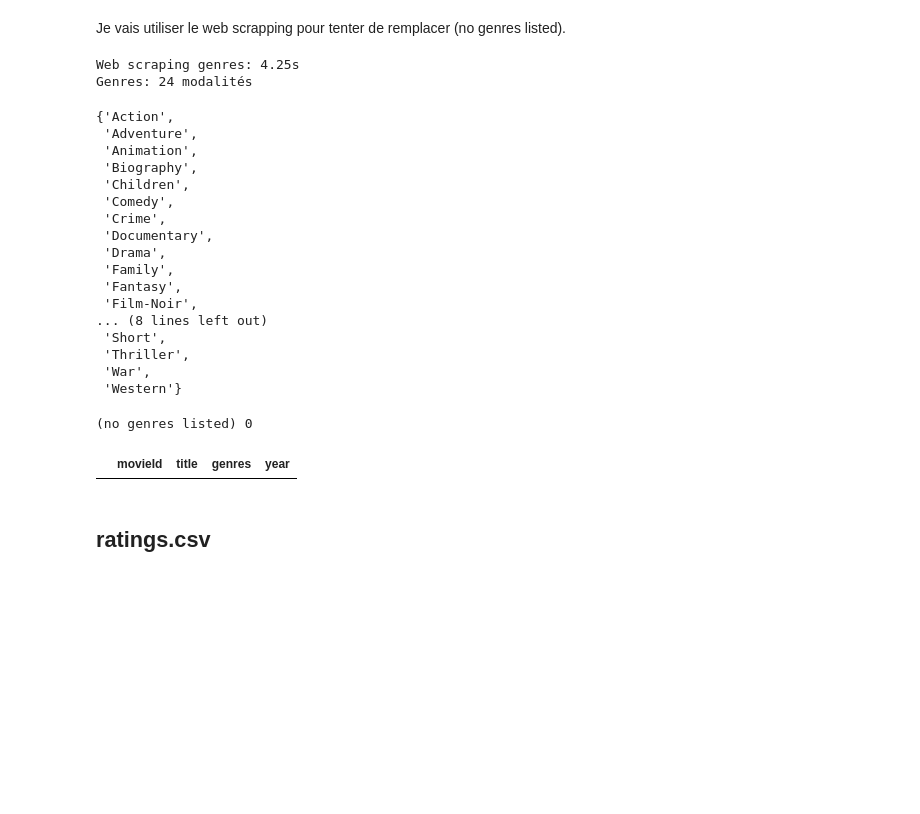
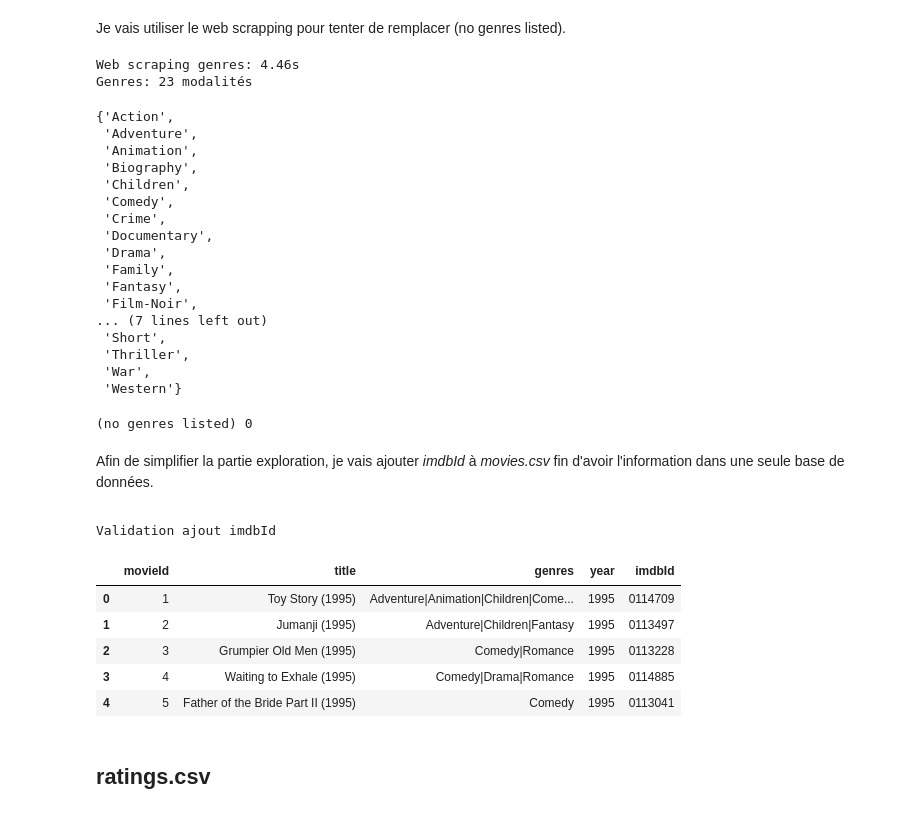
Before and after one commit to jfgagnon00/MovieLens, a Jupyter notebook: Pretraitement.ipynb, the cells around one changed output. Saved outputs shown, nothing was run; the diff lists cells and outputs as text; code cells hidden in the pictures; blank space fills up the shorter version.

```diff
--- a/Pretraitement.ipynb
+++ b/Pretraitement.ipynb
@@ -442,7 +459,7 @@ def imdb_scap_genres(response, index, imdbId):
 
         return (index, None, response.url, error)
 
-def imdb_scap_genres_apply_results(final_results):
+def imdb_scap_genres_apply_results(final_results, genres_splitter):
     for index, genres, url, error in final_results:
         if genres is None:
             if False:
@@ -452,8 +469,7 @@ def imdb_scap_genres_apply_results(final_results):
 
             print(url, mvl_dataset.movies.title[index], "Failed")
         else:
-            # ici, at[] est important - on assigne une list
-            mvl_dataset.movies.at[index, "genres"] = np.array(genres)
+            mvl_dataset.movies.loc[index, "genres"] = genres_splitter.join(genres)
 
 
 # corriger genres via web scrapping avec imdb
@@ -466,18 +482,20 @@ if genres_imdbIds.shape[0] > 0:
                                                    configs.web_scraping,
                                                    imdb_scap_genres,
                                                    executor=configs.executor)
-            imdb_scap_genres_apply_results(results)
+            imdb_scap_genres_apply_results(results, configs.dataset.genre_splitter)
         else:
-            scrap.imdb_requests_parallel(genres_imdbIds,
-                                         configs.web_scraping,
-                                         imdb_scap_genres)
+            # les resultats ne sont pas appliques ici
+            # ce code n'existe que pour mesurer le gain du multithreading
+            scrap.imdb_requests(genres_imdbIds,
+                                configs.web_scraping,
+                                imdb_scap_genres)
     print(f"Web scraping genres: {genres_profile.round_duration(2)}s")
 
 show_unique_genres()
 show_no_genres();
 # %% [output]
-Web scraping genres: 4.25s
-Genres: 24 modalités
+Web scraping genres: 4.46s
+Genres: 23 modalités
 {'Action',
  'Adventure',
  'Animation',
@@ -490,13 +508,36 @@ Genres: 24 modalités
  'Family',
  'Fantasy',
  'Film-Noir',
-... (8 lines left out)
+... (7 lines left out)
  'Short',
  'Thriller',
  'War',
  'Western'}
 (no genres listed) 0
-|  | movieId | title | genres | year |
+# %% [markdown]
+<font class="answer">
+
+Afin de simplifier la partie exploration, je vais ajouter *imdbId* à *movies.csv* fin d'avoir l'information dans une seule base de données.
+# %%
+#
+# ajout imdbId a movies
+#
+mvl_dataset.movies = pd.merge(mvl_dataset.movies,
+                              mvl_dataset.links[["movieId", "imdbId"]],
+                              how="left",
+                              on="movieId")
+
+# validation
+print("Validation ajout imdbId")
+display(mvl_dataset.movies.head())
+# %% [output]
+Validation ajout imdbId
+|  | movieId | title | genres | year | imdbId |
+| 0 | 1 | Toy Story (1995) | Adventure|Animation|Children|Come... | 1995 | 0114709 |
+| 1 | 2 | Jumanji (1995) | Adventure|Children|Fantasy | 1995 | 0113497 |
+| 2 | 3 | Grumpier Old Men (1995) | Comedy|Romance | 1995 | 0113228 |
+| 3 | 4 | Waiting to Exhale (1995) | Comedy|Drama|Romance | 1995 | 0114885 |
+| 4 | 5 | Father of the Bride Part II (1995) | Comedy | 1995 | 0113041 |
 # %% [markdown]
 ## ratings.csv
 # %% [markdown]
```
Also changed, not shown: parts of 22 cells of this notebook.
